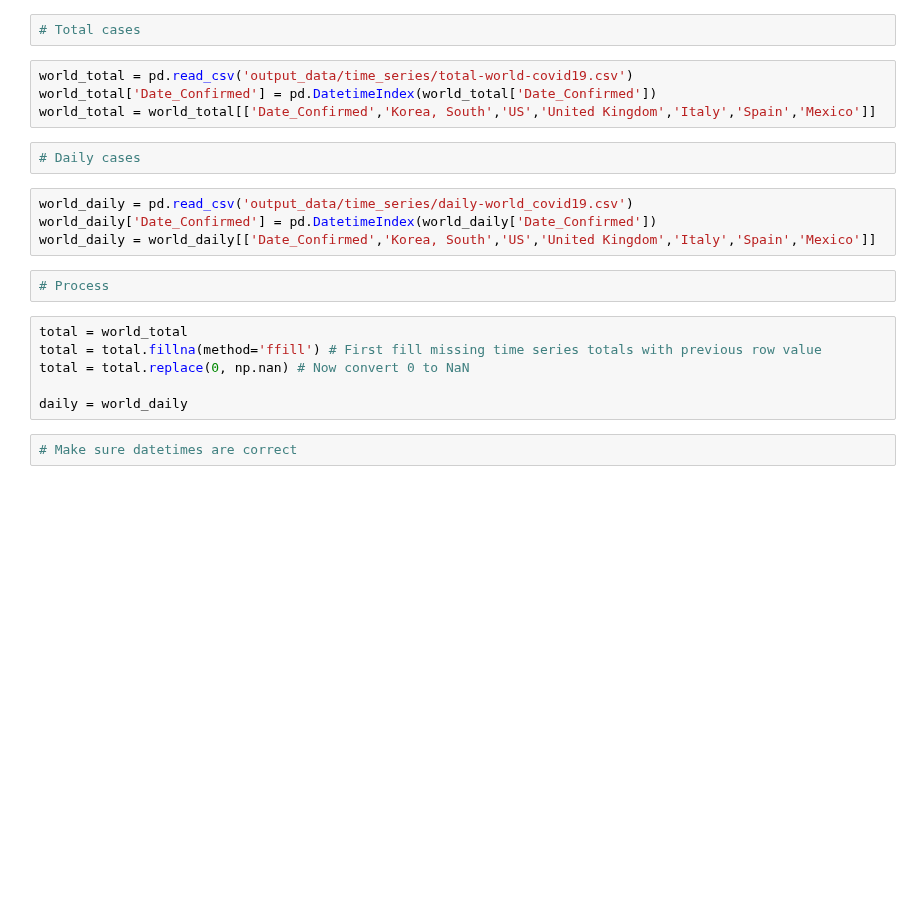
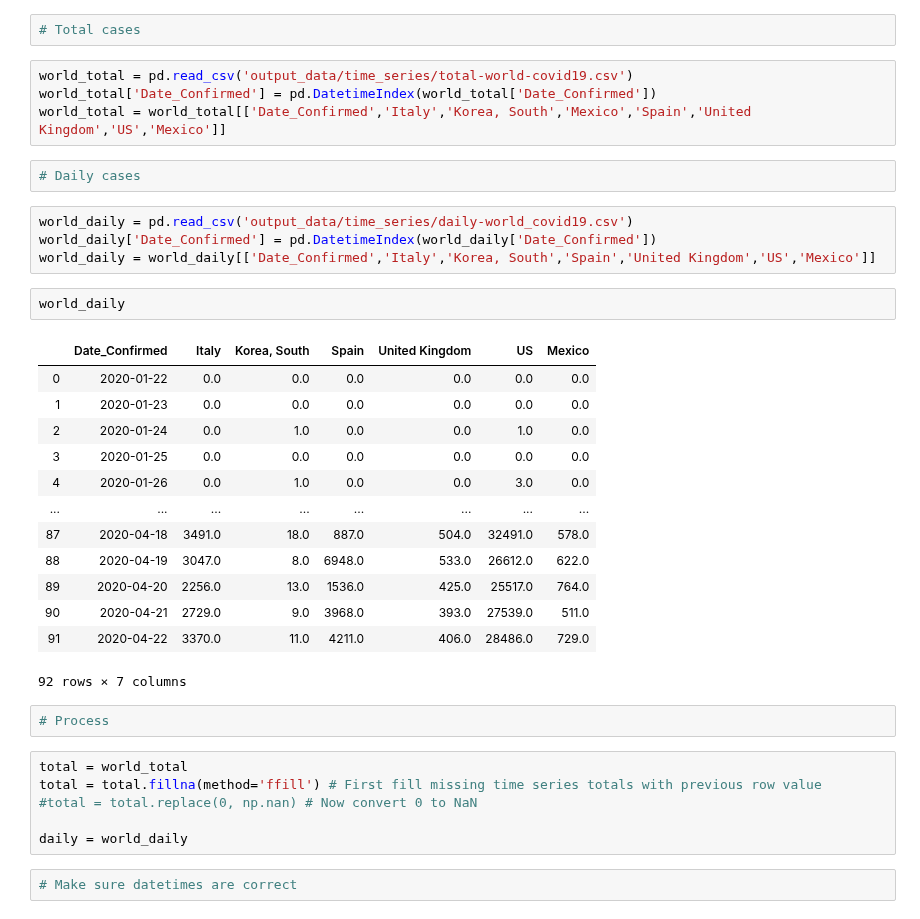
Before and after one commit to marianarf/covid19_mexico_analysis, a Jupyter notebook: 02_process_data.ipynb, the cells around one changed output. Drawn from its saved outputs; the diff is of its cells as text; blank space fills up the shorter version.

```diff
--- a/02_process_data.ipynb
+++ b/02_process_data.ipynb
@@ -8,19 +8,35 @@ import numpy as np
 # %%
 world_total = pd.read_csv('output_data/time_series/total-world-covid19.csv')
 world_total['Date_Confirmed'] = pd.DatetimeIndex(world_total['Date_Confirmed'])
-world_total = world_total[['Date_Confirmed','Korea, South','US','United Kingdom','Italy','Spain','Mexico']]
+world_total = world_total[['Date_Confirmed','Italy','Korea, South','Mexico','Spain','United Kingdom','US','Mexico']]
 # %%
 # Daily cases
 # %%
 world_daily = pd.read_csv('output_data/time_series/daily-world_covid19.csv')
 world_daily['Date_Confirmed'] = pd.DatetimeIndex(world_daily['Date_Confirmed'])
-world_daily = world_daily[['Date_Confirmed','Korea, South','US','United Kingdom','Italy','Spain','Mexico']]
+world_daily = world_daily[['Date_Confirmed','Italy','Korea, South','Spain','United Kingdom','US','Mexico']]
+# %%
+world_daily
+# %% [output]
+|  | Date_Confirmed | Italy | Korea, South | Spain | United Kingdom | US | Mexico |
+| 0 | 2020-01-22 | 0.0 | 0.0 | 0.0 | 0.0 | 0.0 | 0.0 |
+| 1 | 2020-01-23 | 0.0 | 0.0 | 0.0 | 0.0 | 0.0 | 0.0 |
+| 2 | 2020-01-24 | 0.0 | 1.0 | 0.0 | 0.0 | 1.0 | 0.0 |
+| 3 | 2020-01-25 | 0.0 | 0.0 | 0.0 | 0.0 | 0.0 | 0.0 |
+| 4 | 2020-01-26 | 0.0 | 1.0 | 0.0 | 0.0 | 3.0 | 0.0 |
+| ... | ... | ... | ... | ... | ... | ... | ... |
+| 87 | 2020-04-18 | 3491.0 | 18.0 | 887.0 | 504.0 | 32491.0 | 578.0 |
+| 88 | 2020-04-19 | 3047.0 | 8.0 | 6948.0 | 533.0 | 26612.0 | 622.0 |
+| 89 | 2020-04-20 | 2256.0 | 13.0 | 1536.0 | 425.0 | 25517.0 | 764.0 |
+| 90 | 2020-04-21 | 2729.0 | 9.0 | 3968.0 | 393.0 | 27539.0 | 511.0 |
+| 91 | 2020-04-22 | 3370.0 | 11.0 | 4211.0 | 406.0 | 28486.0 | 729.0 |
+92 rows × 7 columns
 # %%
 # Process
 # %%
 total = world_total
 total = total.fillna(method='ffill') # First fill missing time series totals with previous row value
-total = total.replace(0, np.nan) # Now convert 0 to NaN
+#total = total.replace(0, np.nan) # Now convert 0 to NaN
 
 daily = world_daily
 # %%
```
Also changed, not shown: parts of 4 cells of this notebook, 9 other files.
